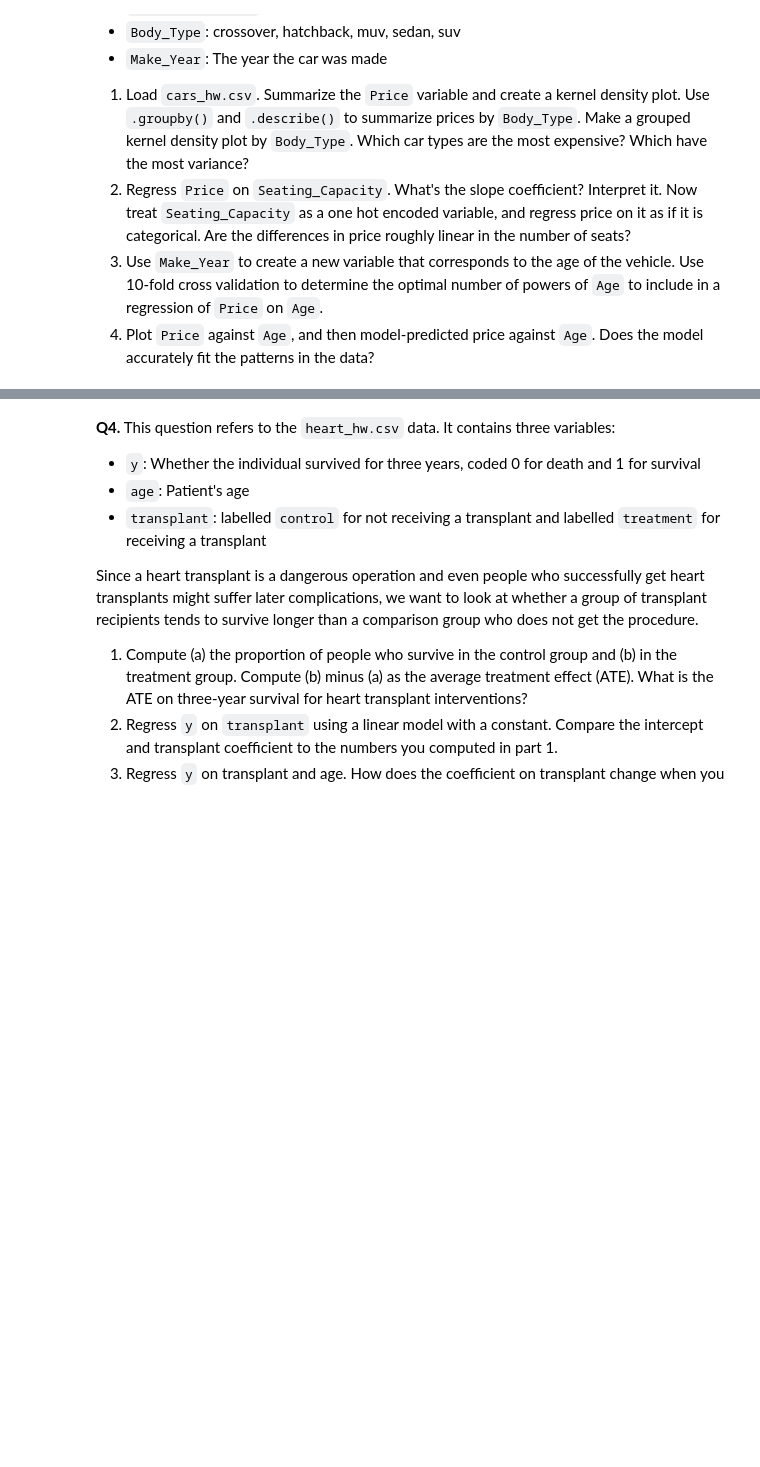
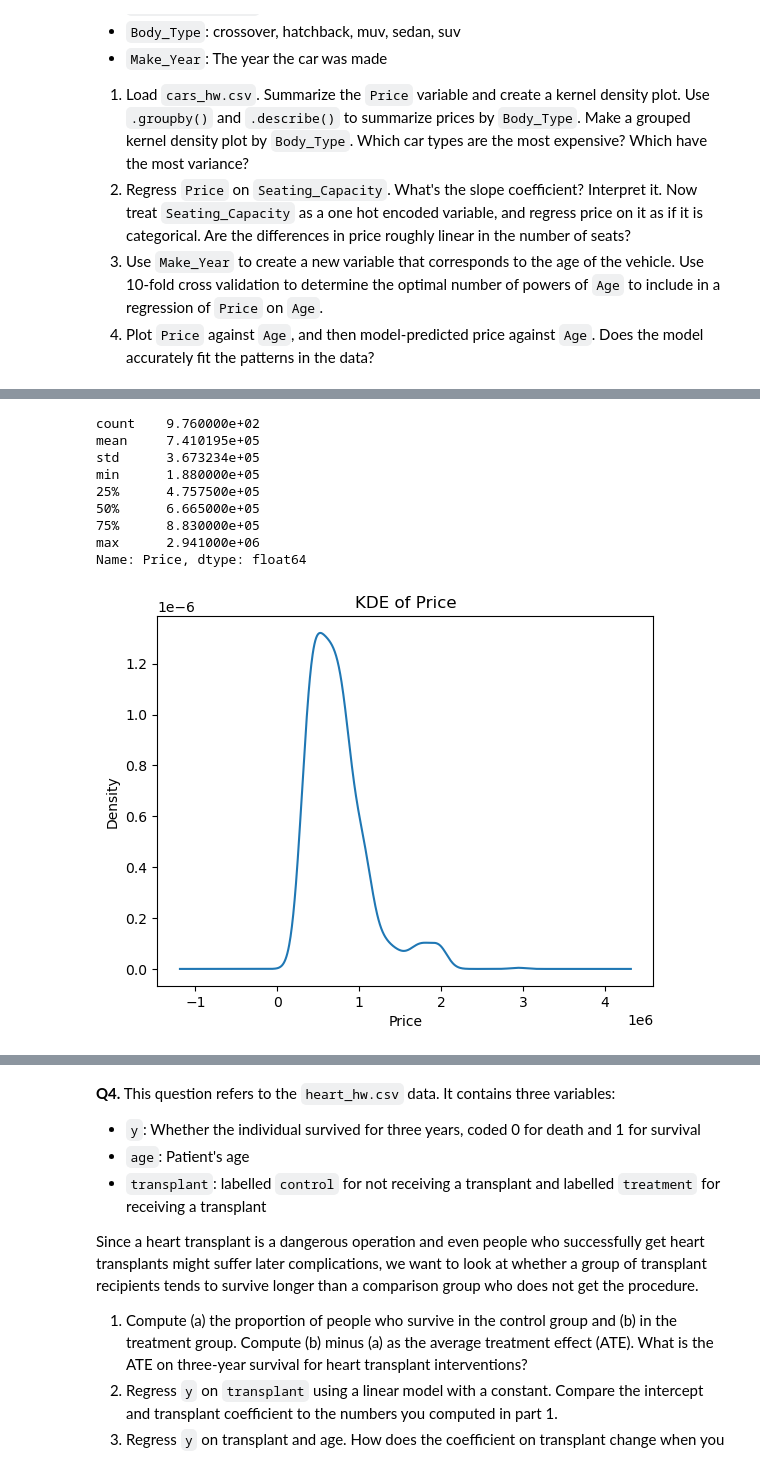
Before and after one commit to Khalid-Bakhit/undergrad_ml_assignments, a Jupyter notebook: 03_assignment_linear_models.ipynb, the cells around one changed output, grey strips where cells are left out. Saved outputs shown, nothing was run; the diff lists cells and outputs as text; code cells hidden in the pictures; blank space fills up the shorter version.

```diff
--- a/03_assignment_linear_models.ipynb
+++ b/03_assignment_linear_models.ipynb
@@ -67,0 +212,3 @@ FileNotFoundError: [Errno 2] No such file or directory: '/datasets/Q1_clean.csv'
+# %%
+cars = pd.read_csv('datasets/cars_hw.csv')
+print(cars)
@@ -67,0 +233,17 @@ FileNotFoundError: [Errno 2] No such file or directory: '/datasets/Q1_clean.csv'
+# %%
+print(cars["Price"].describe())
+cars["Price"].plot(kind="kde")
+plt.title("KDE of Price")
+plt.xlabel("Price")
+plt.show()
+# %% [output]
+count    9.760000e+02
+mean     7.410195e+05
+std      3.673234e+05
+min      1.880000e+05
+25%      4.757500e+05
+50%      6.665000e+05
+75%      8.830000e+05
+max      2.941000e+06
+Name: Price, dtype: float64
+[figure, added]
```
Also changed, not shown: parts of 45 cells of this notebook.
